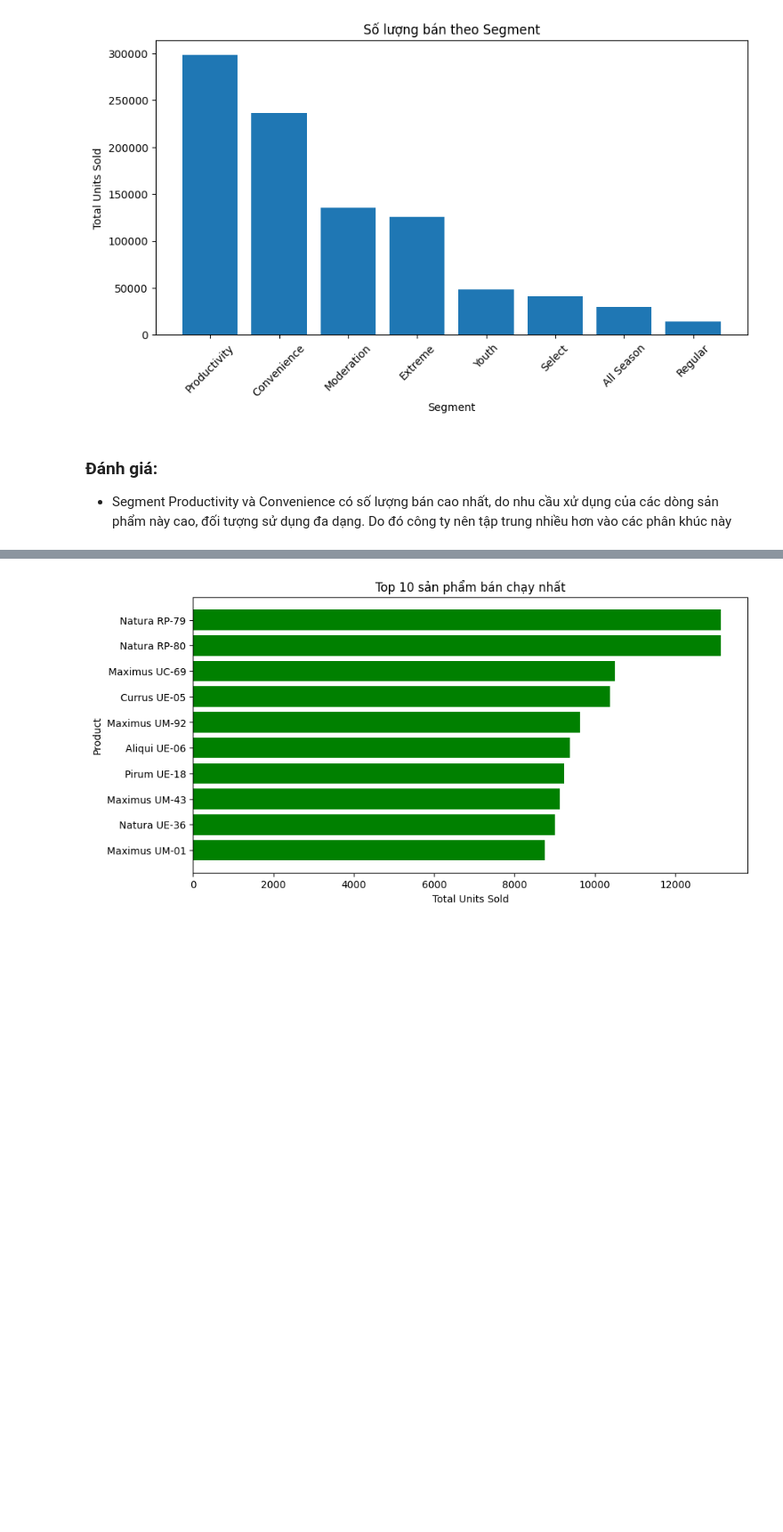
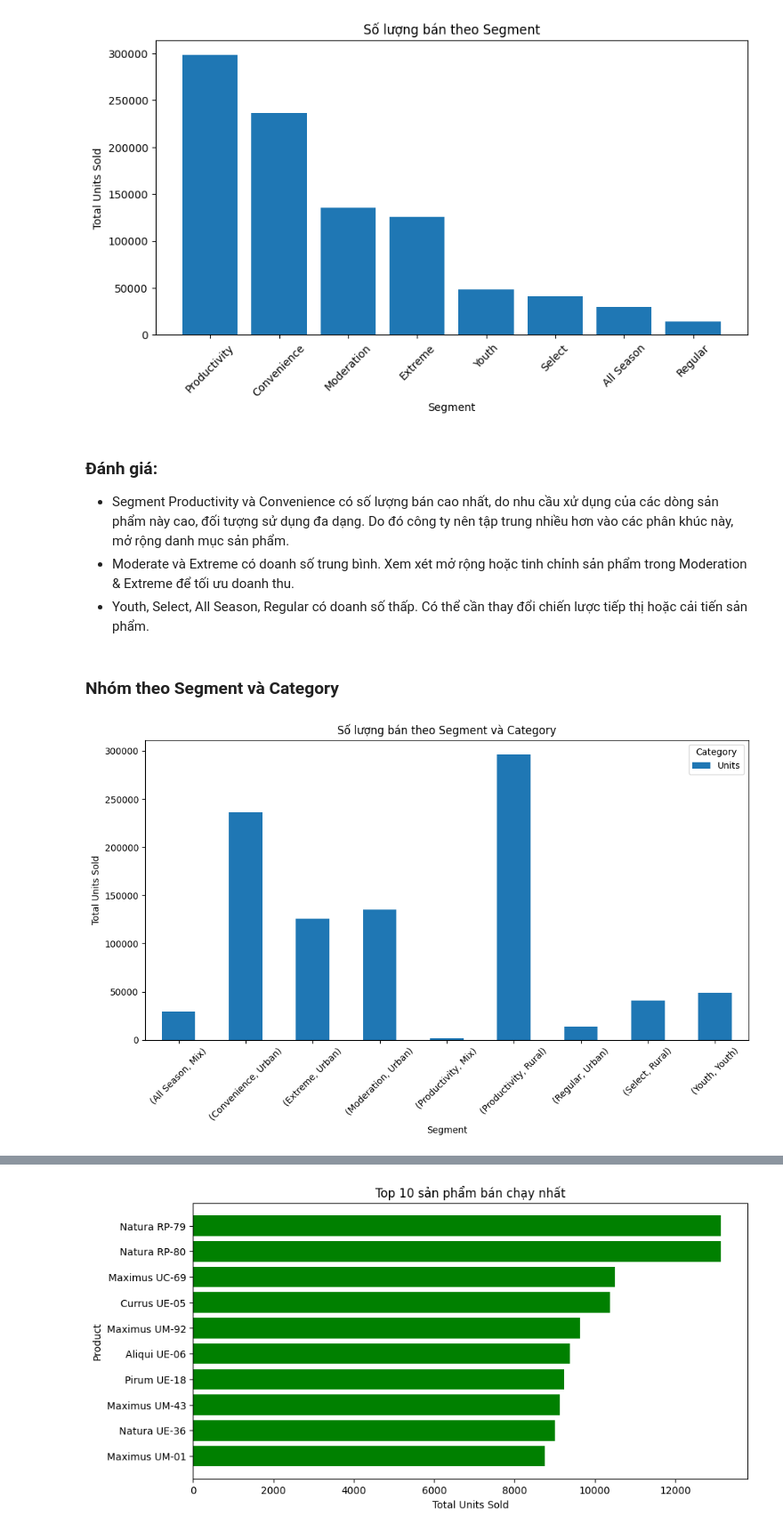
Before and after one commit to HaiAu2501/Try-Some-Models, a Jupyter notebook: tasks/1.ipynb, the cells around one changed output, grey strips where cells are left out. Shown at 89% size. Saved outputs shown, nothing was run; the diff lists cells and outputs as text; code cells hidden in the pictures; blank space fills up the shorter version.

```diff
--- a/tasks/1.ipynb
+++ b/tasks/1.ipynb
@@ -188,4 +188,23 @@ plt.show()
 [figure]
 # %% [markdown]
 ### Đánh giá:
-- Segment Productivity và Convenience có số lượng bán cao nhất, do nhu cầu xử dụng của các dòng sản phẩm này cao, đối tượng sử dụng đa dạng. Do đó công ty nên tập trung nhiều hơn vào các phân khúc này
+- Segment Productivity và Convenience có số lượng bán cao nhất, do nhu cầu xử dụng của các dòng sản phẩm này cao, đối tượng sử dụng đa dạng. Do đó công ty nên tập trung nhiều hơn vào các phân khúc này, mở rộng danh mục sản phẩm.
+- Moderate và Extreme có doanh số trung bình. Xem xét mở rộng hoặc tinh chỉnh sản phẩm trong Moderation & Extreme để tối ưu doanh thu.
+- Youth, Select, All Season, Regular có doanh số thấp. Có thể cần thay đổi chiến lược tiếp thị hoặc cải tiến sản phẩm.
+# %% [markdown]
+### Nhóm theo Segment và Category
+# %%
+# Tổng hợp số lượng bán theo Segment và Category
+segment_category_sales = df.groupby(["Segment", "Category"])["Units"].sum()#.unstack()
+
+# Vẽ biểu đồ
+plt.figure(figsize=(12, 6))
+segment_category_sales.plot(kind="bar", stacked=True)
+plt.xlabel("Segment")
+plt.ylabel("Total Units Sold")
+plt.title("Số lượng bán theo Segment và Category")
+plt.xticks(rotation=45)
+plt.legend(title="Category")
+plt.show()
+# %% [output]
+[figure, added]
```
Also changed, not shown: parts of 13 cells of this notebook.
